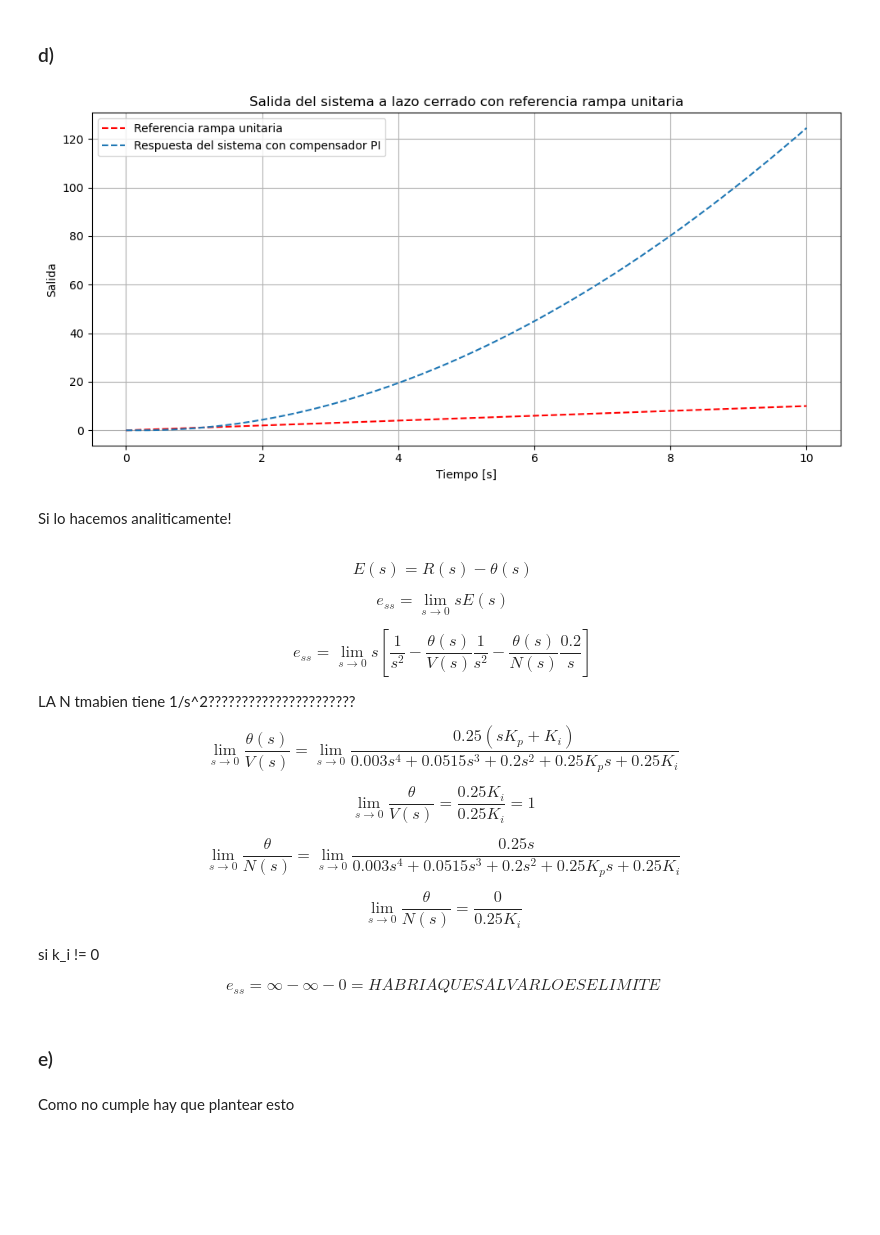
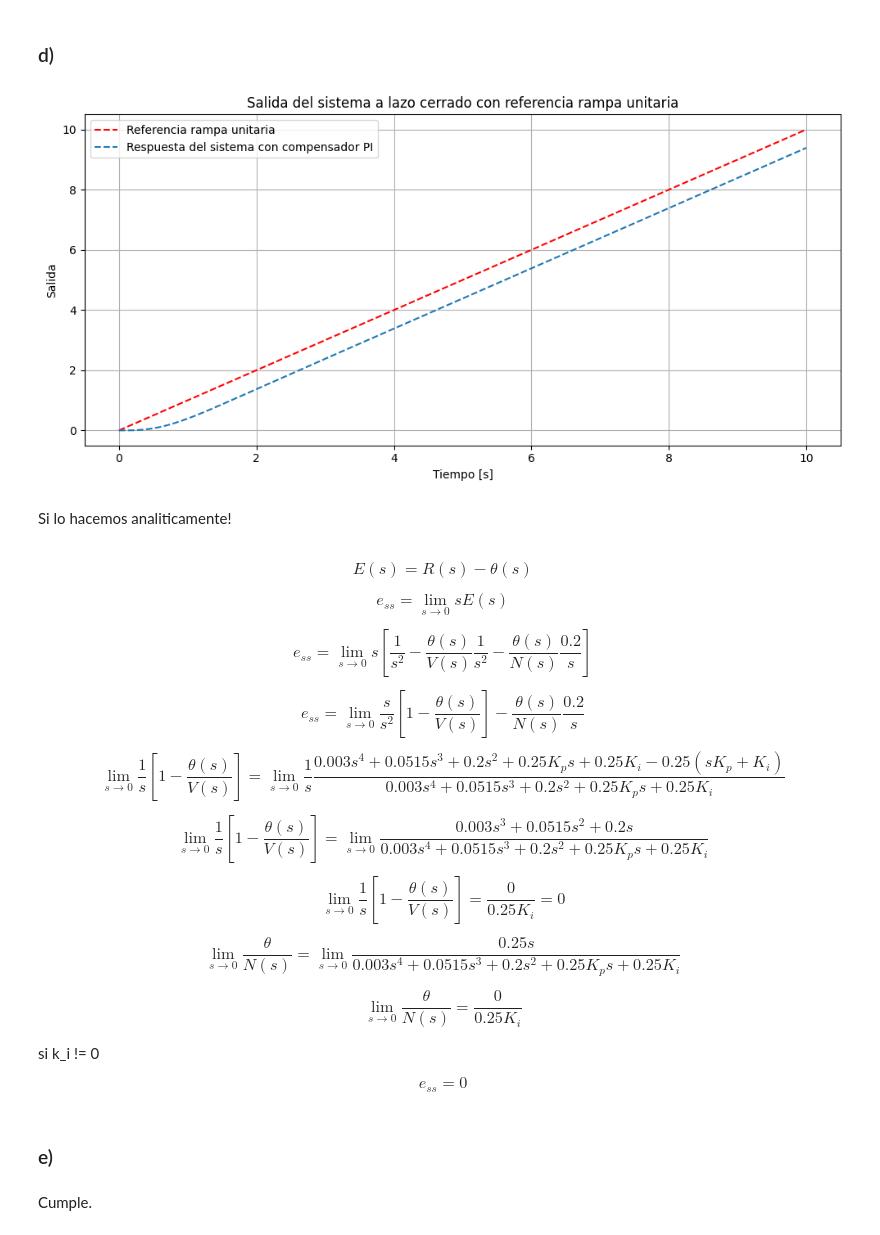
Before and after one commit to LucioLuque/Control-TP1, a Jupyter notebook: Ejercicio1.ipynb, the cells around one changed output. Drawn from its saved outputs; the diff is of its cells as text; code cells hidden in the pictures; blank space fills up the shorter version.

```diff
--- a/Ejercicio1.ipynb
+++ b/Ejercicio1.ipynb
@@ -554,0 +440,6 @@ Mp = 12.997791209069831
+# %%
+zeta = 0.793
+wn = 2.923
+poles = [0, 0, -5.936, -11.23]
+
+z, Kp = search_pi(zeta, wn, poles)
@@ -639,14 +533,7 @@ $$G(s)=\frac{0.25}{s[0.003s² + 0.0515s + 0.2]} $$
 # %%
-import control as ctrl
-import matplotlib.pyplot as plt
-
 def plot_bode_with_margins(G, title):
     _ = ctrl.bode_plot(G, display_margins=True, omega_limits=(0.01, 100), dB=True, deg=True, label=title)
-    # plt.suptitle(title)
-    # plt.show() # si descomentamos se muestran por separado, si no van juntos
 
-z = -0.0263
-Kp = 2.293975657810742
 CG = ctrl.TransferFunction([0.25 * Kp, 0.25 * Kp * z], [0.003, 0.0515, 0.2, 0, 0])
 G = ctrl.TransferFunction([0.25], [0.003, 0.0515, 0.2, 0])
 
@@ -661,31 +548,29 @@ plt.show()
 # %%
 import numpy as np
 import matplotlib.pyplot as plt
 import control as ctrl
 
-z = -0.0263
-Kp = 2.293975657810742
 CG = ctrl.TransferFunction([0.25 * Kp, 0.25 * Kp * z], [0.003, 0.0515, 0.2, 0, 0])
-
-t = np.linspace(0, 10, 1000) #fijarse de cuantos segundos queremos ver, con mas no se entiende mucho
+T = ctrl.feedback(CG, 1)
+t = np.linspace(0, 10, 1000)
 r = t
 
-t1, y_resp = ctrl.forced_response(CG, T=t, U=r)
+t1, y_resp = ctrl.forced_response(T, T=t, U=r)
 
 plt.figure(figsize=(10, 5))
 plt.plot(t, r, "r--", label="Referencia rampa unitaria")
 
 plt.plot(t, y_resp, "--", label="Respuesta del sistema con compensador PI")
 
 plt.title("Salida del sistema a lazo cerrado con referencia rampa unitaria")
 plt.xlabel("Tiempo [s]")
 plt.ylabel("Salida")
 plt.grid(True)
 plt.legend()
 plt.tight_layout()
 plt.show()
 # %% [output]
-[figure, old version]
+[figure, new version]
 # %% [markdown]
 Si lo hacemos analiticamente!
 # %% [markdown]
@@ -695,12 +580,13 @@ $$e_{ss}=\lim_{s \to 0}sE(s)$$
 
 $$e_{ss}=\lim_{s \to 0} s[\frac{1}{s^2} -\frac{\theta(s)}{V(s)}\frac{1}{s^2} - \frac{\theta(s)}{N(s)}\frac{0.2}{s}]$$
 
+$$e_{ss}=\lim_{s \to 0} \frac{s}{s^2}[1 -\frac{\theta(s)}{V(s)}] - \frac{\theta(s)}{N(s)}\frac{0.2}{s}$$
 
-LA N tmabien tiene 1/s^2??????????????????????
+$$\lim_{s \to 0} \frac{1}{s}[1 -\frac{\theta(s)}{V(s)}] = \lim_{s \to 0} \frac{1}{s} \frac{0.003s^4 + 0.0515s^3 + 0.2s^2 + 0.25K_ps + 0.25K_i - 0.25(sK_p + K_i)}{0.003s^4 + 0.0515s^3 + 0.2s^2 + 0.25K_ps + 0.25K_i} $$
 
-$$\lim_{s \to 0} \frac{\theta(s)}{V(s)} = \lim_{s \to 0}\frac{0.25(sK_p + K_i)}{0.003s^4 + 0.0515s^3 + 0.2s^2 + 0.25K_ps + 0.25K_i} $$
+$$\lim_{s \to 0} \frac{1}{s}[1 -\frac{\theta(s)}{V(s)}] = \lim_{s \to 0} \frac{0.003s^3 + 0.0515s^2 + 0.2s}{0.003s^4 + 0.0515s^3 + 0.2s^2 + 0.25K_ps + 0.25K_i} $$
 
-$$\lim_{s \to 0} \frac{\theta}{V(s)} = \frac{0.25K_i}{0.25K_i} = 1$$
+$$\lim_{s \to 0} \frac{1}{s}[1 -\frac{\theta(s)}{V(s)}] = \frac{0}{0.25K_i} = 0 $$
 
 
 $$\lim_{s \to 0} \frac{\theta}{N(s)} = \lim_{s \to 0}\frac{0.25s}{0.003s^4 + 0.0515s^3 + 0.2s^2 + 0.25K_ps + 0.25K_i} $$
@@ -709,8 +595,8 @@ $$\lim_{s \to 0} \frac{\theta}{N(s)} = \frac{0}{0.25K_i} $$
 
 si k_i != 0
 
-$$e_{ss}= \infty - \infty - 0 = HABRIA QUE SALVARLO ESE LIMITE$$
+$$e_{ss} = 0 $$
 # %% [markdown]
 ### e)
 # %% [markdown]
-Como no cumple hay que plantear esto
+Cumple.
```
Also changed, not shown: parts of 18 cells of this notebook, 1 other file.
